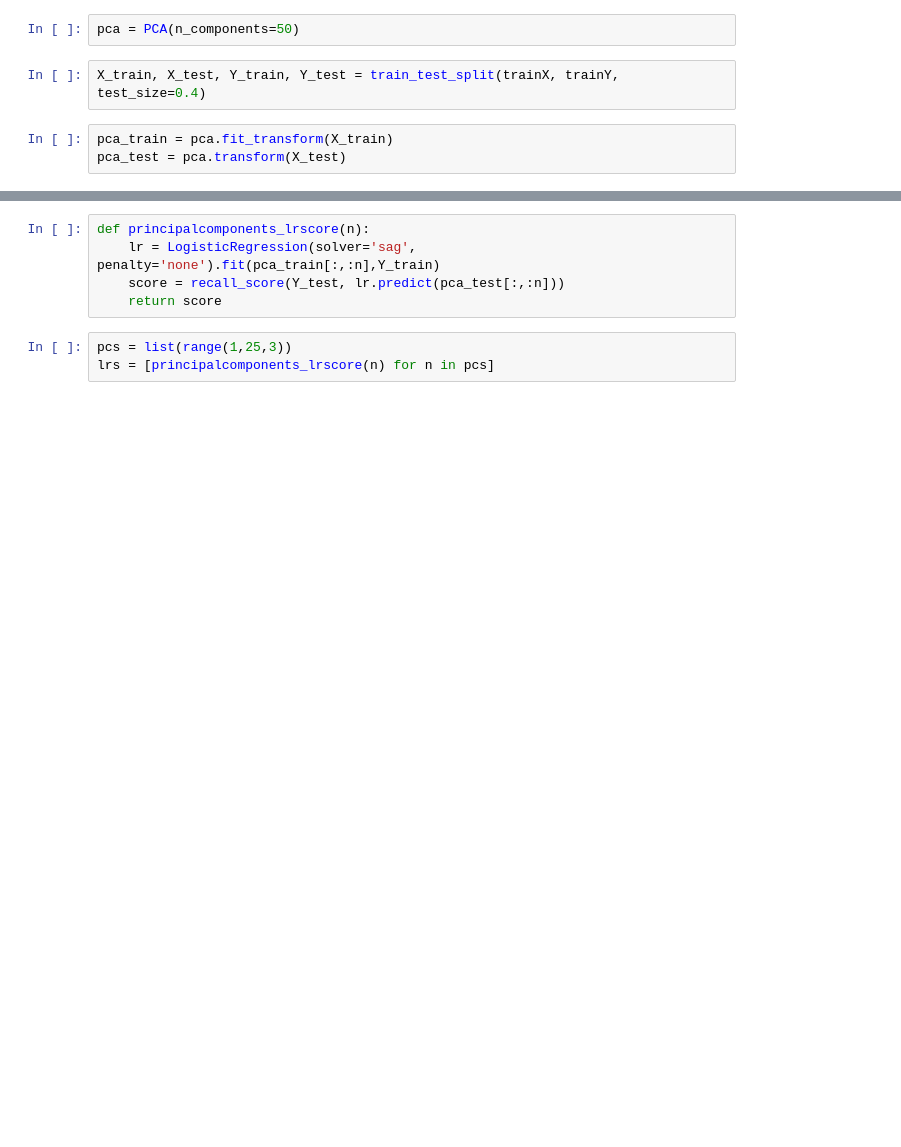
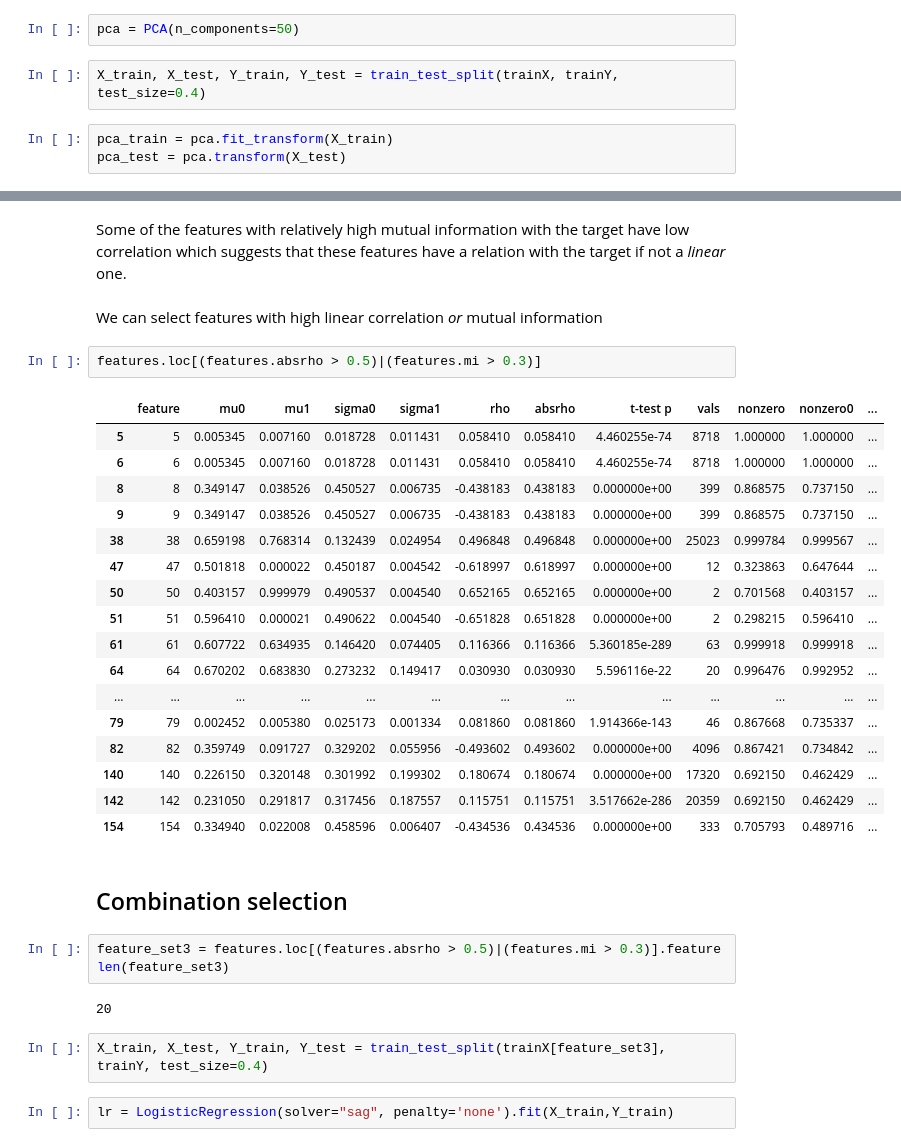
Before and after one commit to AML-Project-Group/impersonation_detection, a Jupyter notebook: feature selection.ipynb, the cells around one changed output, grey strips where cells are left out. Drawn from its saved outputs; the diff is of its cells as text; blank space fills up the shorter version.

```diff
--- a/feature selection.ipynb
+++ b/feature selection.ipynb
@@ -339,8 +344,35 @@ Looking closer at 1 to 20:
+# %% [markdown]
+Some of the features with relatively high mutual information with the target have low correlation which suggests that these features have a relation with the target if not a *linear* one.
+# %% [markdown]
+We can select features with high linear correlation *or* mutual information
+# %%
+features.loc[(features.absrho > 0.5)|(features.mi > 0.3)]
+# %% [output]
+|  | feature | mu0 | mu1 | sigma0 | sigma1 | rho | absrho | t-test p | vals | nonzero | nonzero0 | ... |
+| 5 | 5 | 0.005345 | 0.007160 | 0.018728 | 0.011431 | 0.058410 | 0.058410 | 4.460255e-74 | 8718 | 1.000000 | 1.000000 | ... |
+| 6 | 6 | 0.005345 | 0.007160 | 0.018728 | 0.011431 | 0.058410 | 0.058410 | 4.460255e-74 | 8718 | 1.000000 | 1.000000 | ... |
+| 8 | 8 | 0.349147 | 0.038526 | 0.450527 | 0.006735 | -0.438183 | 0.438183 | 0.000000e+00 | 399 | 0.868575 | 0.737150 | ... |
+| 9 | 9 | 0.349147 | 0.038526 | 0.450527 | 0.006735 | -0.438183 | 0.438183 | 0.000000e+00 | 399 | 0.868575 | 0.737150 | ... |
+| 38 | 38 | 0.659198 | 0.768314 | 0.132439 | 0.024954 | 0.496848 | 0.496848 | 0.000000e+00 | 25023 | 0.999784 | 0.999567 | ... |
+| 47 | 47 | 0.501818 | 0.000022 | 0.450187 | 0.004542 | -0.618997 | 0.618997 | 0.000000e+00 | 12 | 0.323863 | 0.647644 | ... |
+| 50 | 50 | 0.403157 | 0.999979 | 0.490537 | 0.004540 | 0.652165 | 0.652165 | 0.000000e+00 | 2 | 0.701568 | 0.403157 | ... |
+| 51 | 51 | 0.596410 | 0.000021 | 0.490622 | 0.004540 | -0.651828 | 0.651828 | 0.000000e+00 | 2 | 0.298215 | 0.596410 | ... |
+| 61 | 61 | 0.607722 | 0.634935 | 0.146420 | 0.074405 | 0.116366 | 0.116366 | 5.360185e-289 | 63 | 0.999918 | 0.999918 | ... |
+| 64 | 64 | 0.670202 | 0.683830 | 0.273232 | 0.149417 | 0.030930 | 0.030930 | 5.596116e-22 | 20 | 0.996476 | 0.992952 | ... |
+| ... | ... | ... | ... | ... | ... | ... | ... | ... | ... | ... | ... | ... |
+| 79 | 79 | 0.002452 | 0.005380 | 0.025173 | 0.001334 | 0.081860 | 0.081860 | 1.914366e-143 | 46 | 0.867668 | 0.735337 | ... |
+| 82 | 82 | 0.359749 | 0.091727 | 0.329202 | 0.055956 | -0.493602 | 0.493602 | 0.000000e+00 | 4096 | 0.867421 | 0.734842 | ... |
+| 140 | 140 | 0.226150 | 0.320148 | 0.301992 | 0.199302 | 0.180674 | 0.180674 | 0.000000e+00 | 17320 | 0.692150 | 0.462429 | ... |
+| 142 | 142 | 0.231050 | 0.291817 | 0.317456 | 0.187557 | 0.115751 | 0.115751 | 3.517662e-286 | 20359 | 0.692150 | 0.462429 | ... |
+| 154 | 154 | 0.334940 | 0.022008 | 0.458596 | 0.006407 | -0.434536 | 0.434536 | 0.000000e+00 | 333 | 0.705793 | 0.489716 | ... |
+# %% [markdown]
+## Combination selection
+# %%
+feature_set3 = features.loc[(features.absrho > 0.5)|(features.mi > 0.3)].feature
+len(feature_set3)
+# %% [output]
+20
+# %%
+X_train, X_test, Y_train, Y_test = train_test_split(trainX[feature_set3], trainY, test_size=0.4)
 # %%
-def principalcomponents_lrscore(n):
-    lr = LogisticRegression(solver='sag', penalty='none').fit(pca_train[:,:n],Y_train)
-    score = recall_score(Y_test, lr.predict(pca_test[:,:n]))
-    return score
+lr = LogisticRegression(solver="sag", penalty='none').fit(X_train,Y_train)
-# %%
-pcs = list(range(1,25,3))
-lrs = [principalcomponents_lrscore(n) for n in pcs]
```
Also changed, not shown: parts of 59 cells of this notebook.
